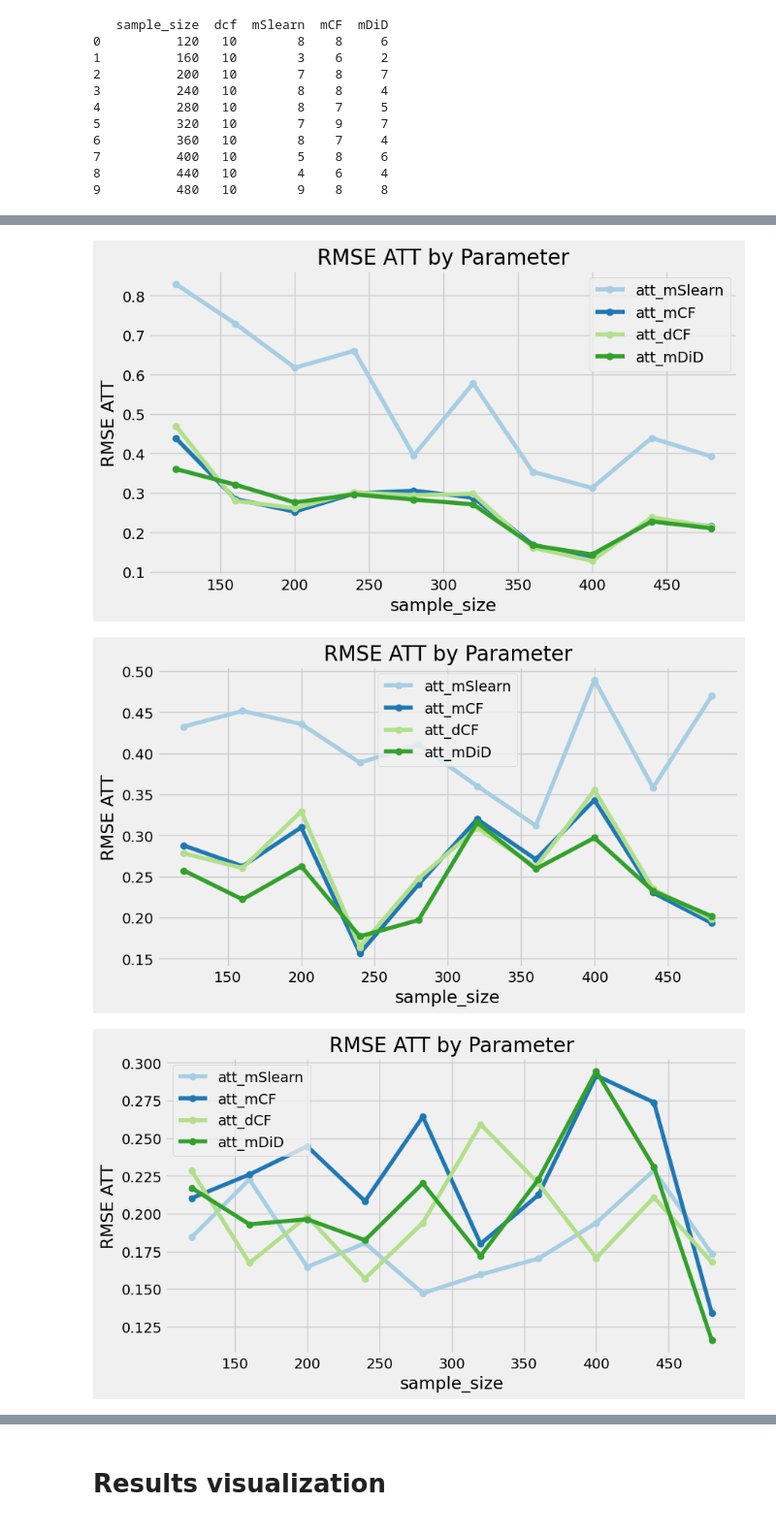
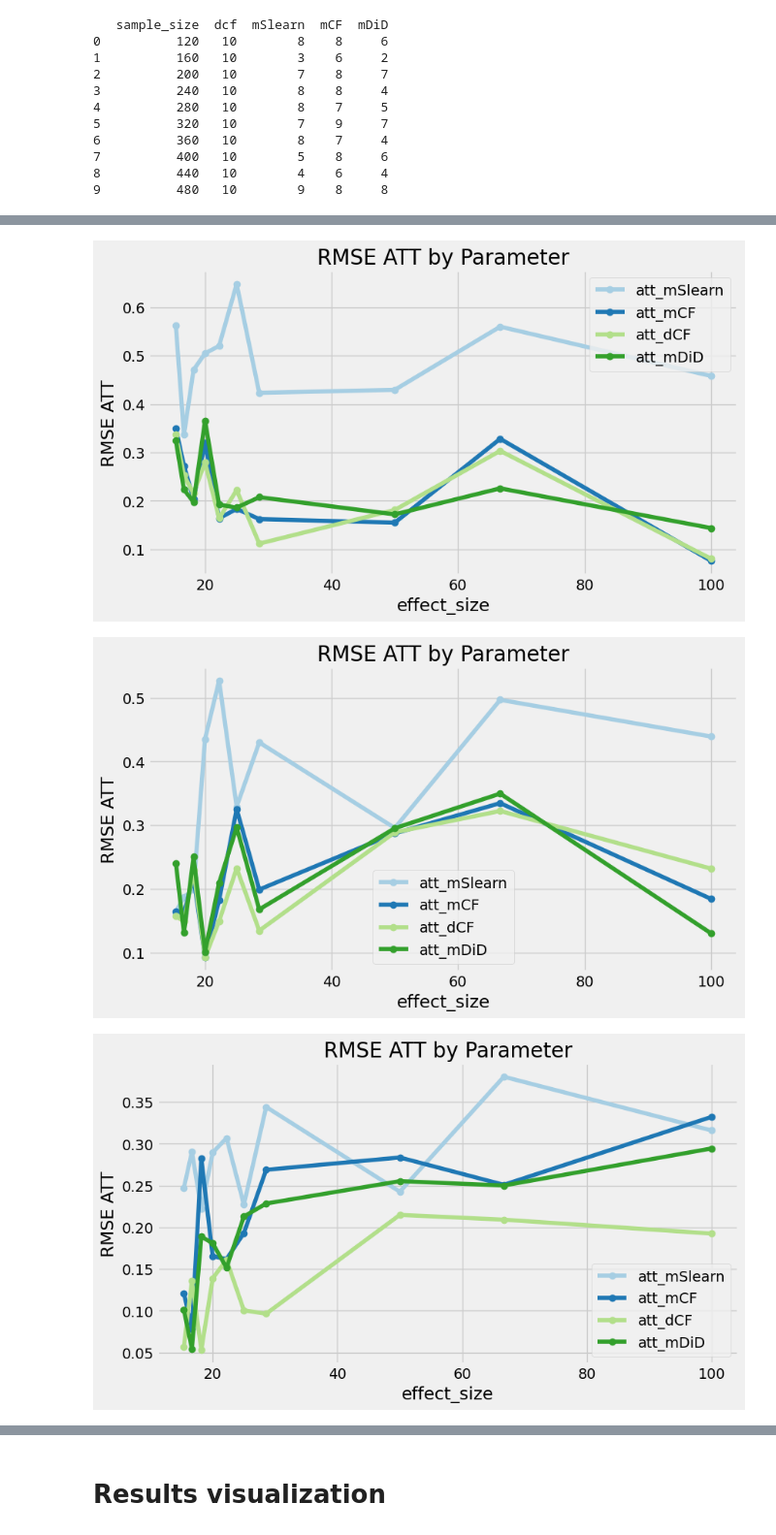
Before and after one commit to Andrew10MAIN/causal_ML_with_spilovers_of_treatment, a Jupyter notebook: 04_testing_models_on_simulated_data/multiple_df_pipeline.ipynb, the cells around one changed output, grey strips where cells are left out. Shown at 97% size. Cells and saved outputs as stored; diff of their text form; code cells hidden in the pictures.

Commit message:
Experimenting with treatment effect size

```diff
--- a/04_testing_models_on_simulated_data/multiple_df_pipeline.ipynb
+++ b/04_testing_models_on_simulated_data/multiple_df_pipeline.ipynb
@@ -214,6 +146,6 @@ dict_keys(['a', 'b', 'c', 'd', 'e', 'f', 'g', 'h', 'i', 'j', 'a1', 'b1', 'c1', '
 # %%
 
-temp_gdf = dict_of_gdfs['f'].copy()
+temp_gdf = dict_of_gdfs['b4'].copy()
 temp_gdf['spill2'] = temp_gdf['spill'] + 0.5
 plot_gdf_points(temp_gdf, size_col='spill2',
     color_col='T_tot')
@@ -223,6 +154,0 @@ plot_gdf_points(temp_gdf, size_col='spill2',
-# %%
-
-temp_gdf = dict_of_gdfs['a'].copy()
-temp_gdf['spill2'] = temp_gdf['spill'] + 0.5
-plot_gdf_points(temp_gdf, size_col='spill2',
-    color_col='T_tot')
@@ -232,6 +154,0 @@ plot_gdf_points(temp_gdf, size_col='spill2',
-# %%
-
-temp_gdf = dict_of_gdfs['d50'].copy()
-temp_gdf['spill2'] = temp_gdf['spill'] + 0.5
-plot_gdf_points(temp_gdf, size_col='spill2',
-    color_col='T_tot')
@@ -242,13 +156,16 @@ plot_gdf_points(temp_gdf, size_col='spill2',
 # Modelling causal inference
 # %%
 replacing_dict_0_ring = {0:'treated_inner_ring', 1:'treated_outer_ring1',
-                                             2:'treated_outer_ring2'
+                                             2:'treated_outer_ring2',
+                                             3:'treated_outer_ring3',
+                                             4:'treated_outer_ring4'
                                              }
 
 replacing_dict_odr_ring = {'T':'treated_inner_ring',
                                                                         'ODR_1':'treated_outer_ring1',
                                                                         'ODR_2':'treated_outer_ring2',
-
+                                                                        'ODR_3':'treated_outer_ring3',
+                                                                        'ODR_4':'treated_outer_ring4'
                                                                           }
 # %%
 list_of_output_dfs = []
@@ -629,28 +574,28 @@ def plot_rmse_att(
     plt.show()
 # %%
 plot_rmse_att(
-    df=df_results2[df_results2['ring'] == 'treated_inner_ring'],
-    parameter_col="sample_size",
+    df=df_results[df_results['ring'] == 'treated_inner_ring'],
+    parameter_col="effect_size",
     att_true_col="true_effect",
     model_cols=["att_mSlearn", "att_mCF", 'att_dCF', 'att_mDiD']
 )
 # %% [output]
-[figure, old version]
+[figure, new version]
 # %%
 plot_rmse_att(
-    df=df_results2[df_results2['ring'] == 'treated_outer_ring1'],
-    parameter_col="sample_size",
+    df=df_results[df_results['ring'] == 'treated_outer_ring1'],
+    parameter_col="effect_size",
     att_true_col="true_effect",
     model_cols=["att_mSlearn", "att_mCF", 'att_dCF', 'att_mDiD']
 )
 # %% [output]
-[figure, old version]
+[figure, new version]
 # %%
 plot_rmse_att(
-    df=df_results2[df_results2['ring'] == 'treated_outer_ring2'],
-    parameter_col="sample_size",
+    df=df_results[df_results['ring'] == 'treated_outer_ring2'],
+    parameter_col="effect_size",
     att_true_col="true_effect",
     model_cols=["att_mSlearn", "att_mCF", 'att_dCF', 'att_mDiD']
 )
 # %% [output]
-[figure, old version]
+[figure, new version]
```
Also changed, not shown: parts of 32 cells of this notebook, 4 other files.
